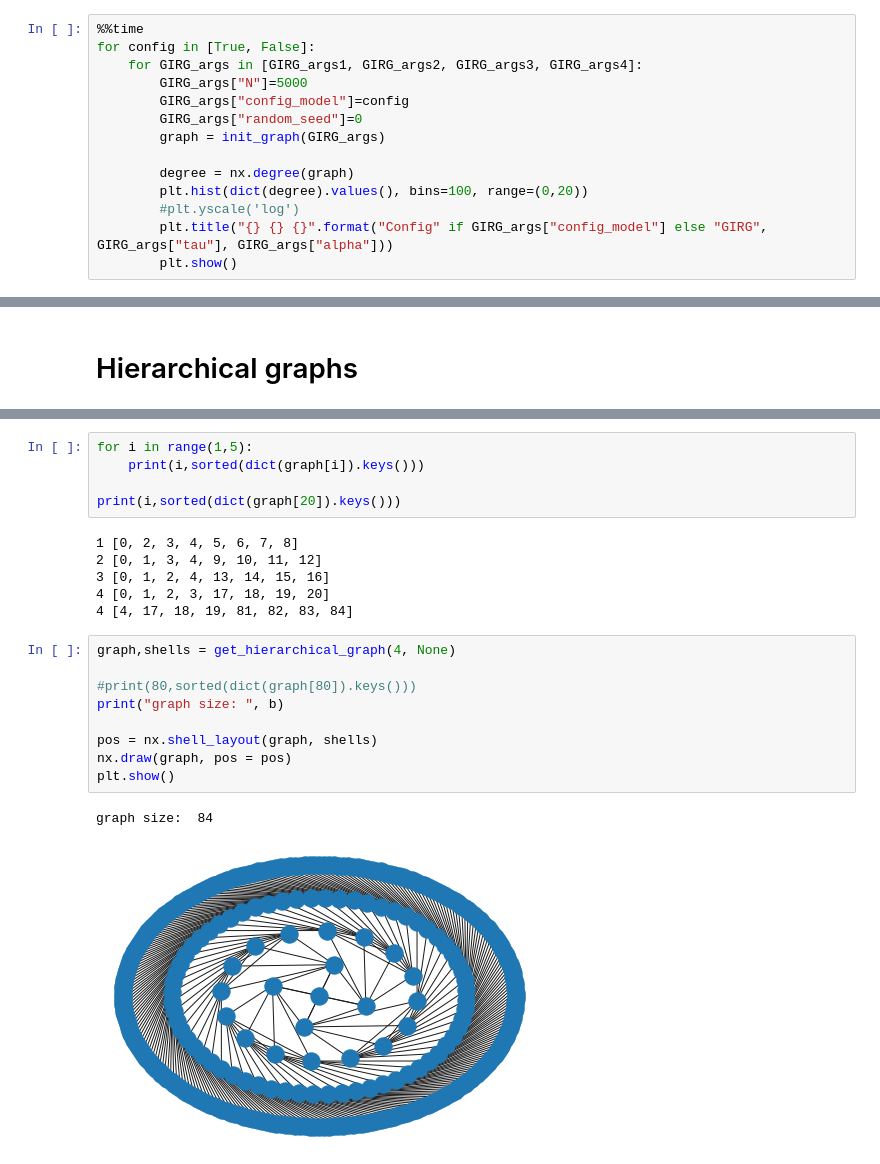
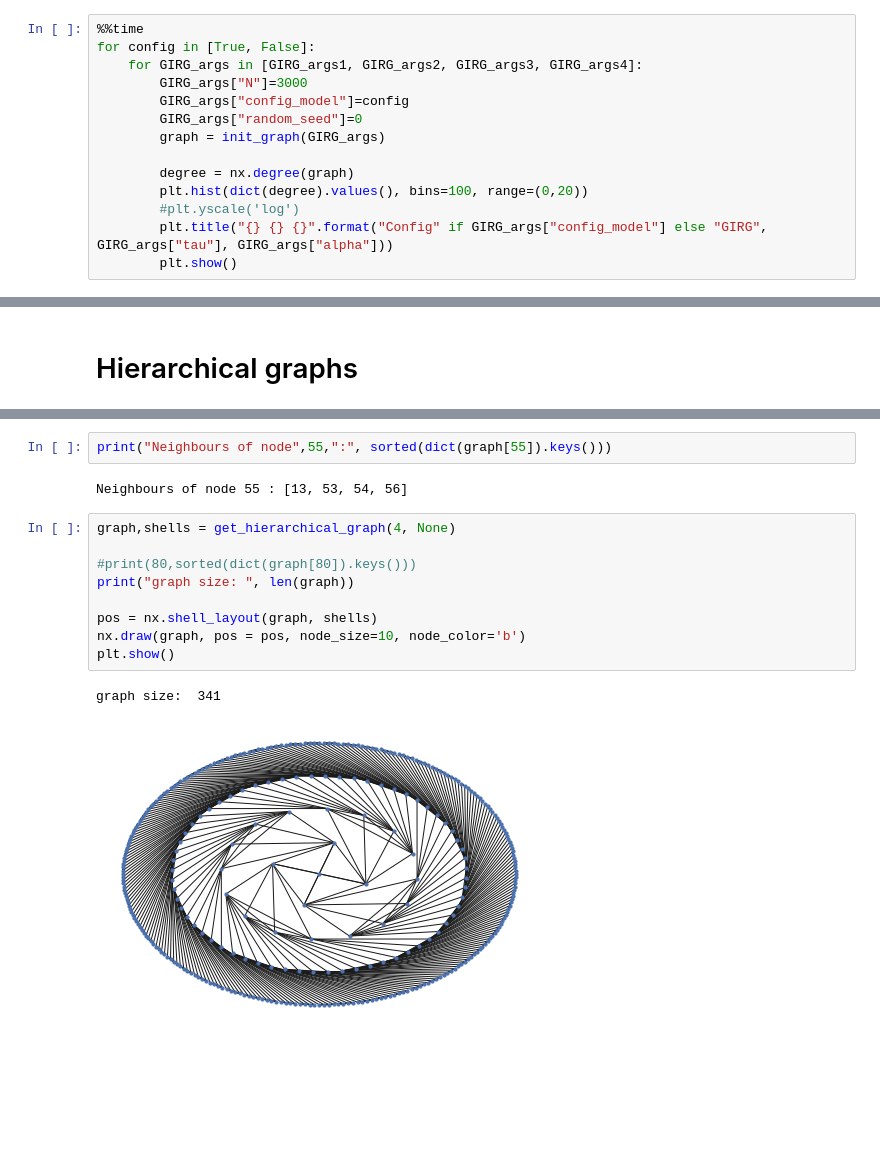
Before and after one commit to dczifra/epidemic_seeding, a Jupyter notebook: scripts/research/switchover_conditions.ipynb, the cells around one changed output, grey strips where cells are left out. Drawn from its saved outputs; the diff is of its cells as text; blank space fills up the shorter version.

```diff
--- a/scripts/research/switchover_conditions.ipynb
+++ b/scripts/research/switchover_conditions.ipynb
@@ -35,7 +35,7 @@ args = {
 %%time
 for config in [True, False]:
     for GIRG_args in [GIRG_args1, GIRG_args2, GIRG_args3, GIRG_args4]:
-        GIRG_args["N"]=5000
+        GIRG_args["N"]=3000
         GIRG_args["config_model"]=config
         GIRG_args["random_seed"]=0
         graph = init_graph(GIRG_args)
@@ -140,23 +140,16 @@ plt.show()
-# %%
-for i in range(1,5):
-    print(i,sorted(dict(graph[i]).keys()))
-
-print(i,sorted(dict(graph[20]).keys()))
-# %% [output]
-1 [0, 2, 3, 4, 5, 6, 7, 8]
-2 [0, 1, 3, 4, 9, 10, 11, 12]
-3 [0, 1, 2, 4, 13, 14, 15, 16]
-4 [0, 1, 2, 3, 17, 18, 19, 20]
-4 [4, 17, 18, 19, 81, 82, 83, 84]
+# %%
+print("Neighbours of node",55,":", sorted(dict(graph[55]).keys()))
+# %% [output]
+Neighbours of node 55 : [13, 53, 54, 56]
 # %%
 graph,shells = get_hierarchical_graph(4, None)
 
 #print(80,sorted(dict(graph[80]).keys()))
-print("graph size: ", b)
+print("graph size: ", len(graph))
 
 pos = nx.shell_layout(graph, shells)
-nx.draw(graph, pos = pos)
+nx.draw(graph, pos = pos, node_size=10, node_color='b')
 plt.show()
 # %% [output]
-graph size:  84
+graph size:  341
-[figure, old version]
+[figure, new version]
```
Also changed, not shown: parts of 26 cells of this notebook, 5 other files.
